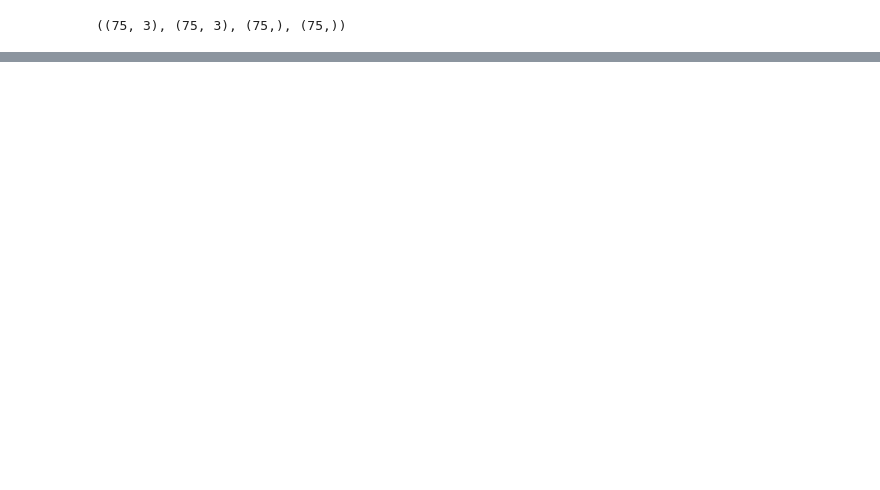
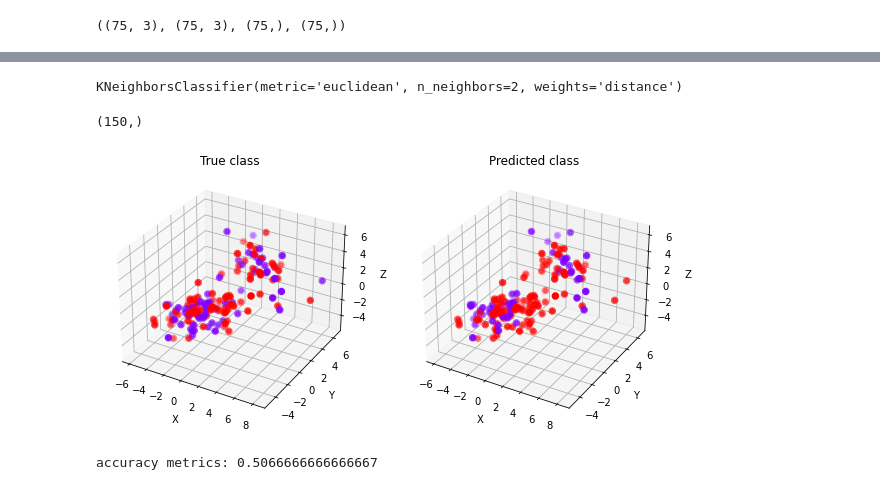
Before and after one commit to yaroslavtsepkov/StatAnalysis, a Jupyter notebook: 04-classification-yaroslav-tsepkov.ipynb, the cells around one changed output, grey strips where cells are left out. Cells and saved outputs as stored; diff of their text form; code cells hidden in the pictures; blank space fills up the shorter version.

```diff
--- a/04-classification-yaroslav-tsepkov.ipynb
+++ b/04-classification-yaroslav-tsepkov.ipynb
@@ -27,6 +36,6 @@ df_normal.head()
 # %%
-X_train, X_test, y_train, y_test = train_test_split(df_normal[['x','y','z']].values,\
-                                                    df_normal['class'].values, test_size=0.5)
+X_train, X_test, y_train, y_test = train_test_split(df[['x','y','z']].values,\
+                                                    df['class'].values, test_size=0.5)
 X_train.shape, X_test.shape, y_train.shape, y_test.shape
 # %% [output]
 ((75, 3), (75, 3), (75,), (75,))
@@ -55,0 +42,3 @@ ax.scatter(df_normal.x.values, df_normal.y.values,df_normal.z, c=df_normal['clas
+# %%
+model = KNN()
+clf = GridSearchCV(model, params, cv=5, verbose=1, n_jobs=-1).fit(X_train, y_train)
@@ -55,0 +50,43 @@ ax.scatter(df_normal.x.values, df_normal.y.values,df_normal.z, c=df_normal['clas
+# %%
+clf.best_estimator_
+# %% [output]
+KNeighborsClassifier(metric='euclidean', n_neighbors=2, weights='distance')
+# %%
+y_pred = clf.predict(X_test)
+y_pred_for_graph = clf.predict(df[['x','y','z']].values)
+y_pred_for_graph.shape
+# %% [output]
+(150,)
+# %%
+fig = plt.figure(figsize=(10,10))
+ax = fig.add_subplot(1, 2, 1, projection='3d')
+ax.scatter(df.x.values,\
+           df.y.values,\
+           df.z.values,\
+           c=df['class'].values,\
+           cmap=plt.cm.rainbow, \
+           linewidths=3)
+ax.set_xlabel('X')
+ax.set_ylabel('Y')
+ax.set_zlabel('Z')
+ax.set_title('True class')
+
+ax1 = fig.add_subplot(1, 2, 2, projection='3d')
+ax1.scatter(df.x.values,\
+           df.y.values,\
+           df.z.values,\
+           c=y_pred_for_graph,\
+           cmap=plt.cm.rainbow, \
+           linewidths=3)
+ax1.set_xlabel('X')
+ax1.set_ylabel('Y')
+ax1.set_zlabel('Z')
+ax1.set_title('Predicted class')
+fig.savefig('data/3dscatter-normal.jpeg',dpi=500)
+fig.savefig('data/3dscatter-normal.svg')
+# %% [output]
+[figure, added]
+# %%
+print(f'accuracy metrics: {accuracy_score(y_pred, y_test)}')
+# %% [output]
+accuracy metrics: 0.5066666666666667
```
Also changed, not shown: parts of 15 cells of this notebook, 4 other files.
